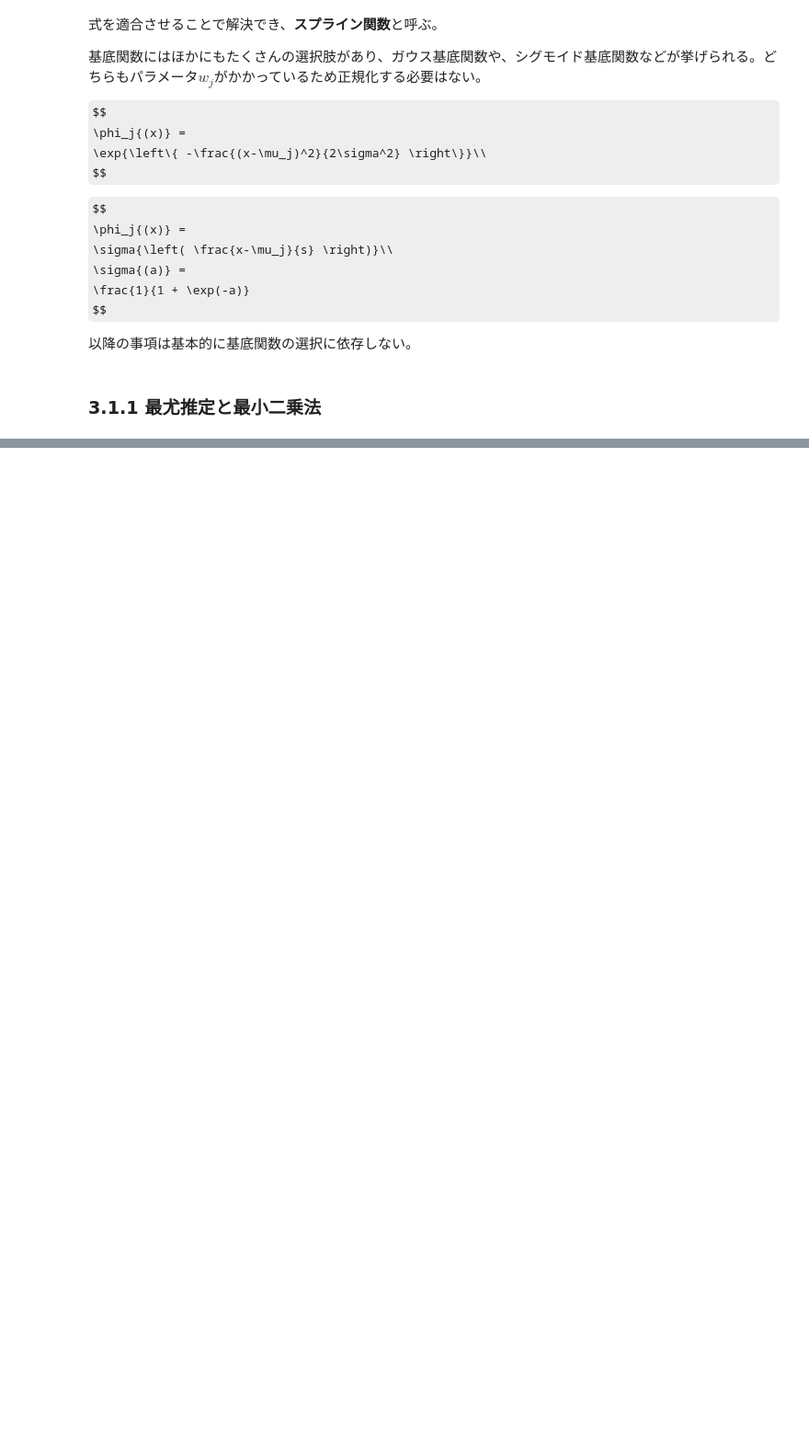
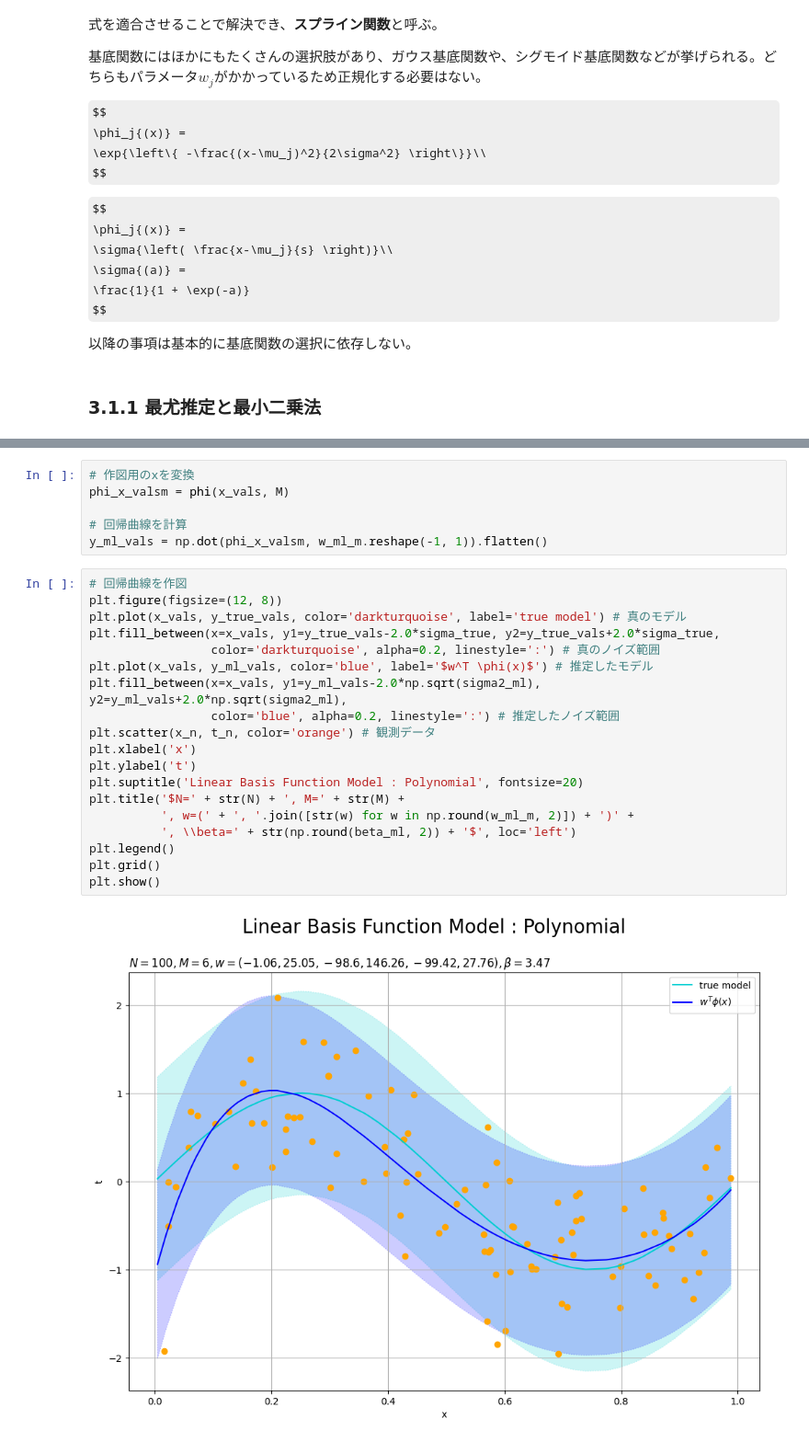
Before and after one commit to arata234/PRML, a Jupyter notebook: cp3_linear_regression_model.ipynb, the cells around one changed output, grey strips where cells are left out. Shown at 92% size. Cells and saved outputs as stored; diff of their text form; some formulas as TeX source; blank space fills up the shorter version.

```diff
--- a/cp3_linear_regression_model.ipynb
+++ b/cp3_linear_regression_model.ipynb
@@ -66,0 +273,27 @@ $$
+# %%
+# 作図用のxを変換
+phi_x_valsm = phi(x_vals, M)
+
+# 回帰曲線を計算
+y_ml_vals = np.dot(phi_x_valsm, w_ml_m.reshape(-1, 1)).flatten()
+# %%
+# 回帰曲線を作図
+plt.figure(figsize=(12, 8))
+plt.plot(x_vals, y_true_vals, color='darkturquoise', label='true model') # 真のモデル
+plt.fill_between(x=x_vals, y1=y_true_vals-2.0*sigma_true, y2=y_true_vals+2.0*sigma_true,
+                 color='darkturquoise', alpha=0.2, linestyle=':') # 真のノイズ範囲
+plt.plot(x_vals, y_ml_vals, color='blue', label='$w^T \phi(x)$') # 推定したモデル
+plt.fill_between(x=x_vals, y1=y_ml_vals-2.0*np.sqrt(sigma2_ml), y2=y_ml_vals+2.0*np.sqrt(sigma2_ml),
+                 color='blue', alpha=0.2, linestyle=':') # 推定したノイズ範囲
+plt.scatter(x_n, t_n, color='orange') # 観測データ
+plt.xlabel('x')
+plt.ylabel('t')
+plt.suptitle('Linear Basis Function Model : Polynomial', fontsize=20)
+plt.title('$N=' + str(N) + ', M=' + str(M) +
+          ', w=(' + ', '.join([str(w) for w in np.round(w_ml_m, 2)]) + ')' +
+          ', \\beta=' + str(np.round(beta_ml, 2)) + '$', loc='left')
+plt.legend()
+plt.grid()
+plt.show()
+# %% [output]
+[figure, added]
```
Also changed, not shown: parts of 16 cells of this notebook.
